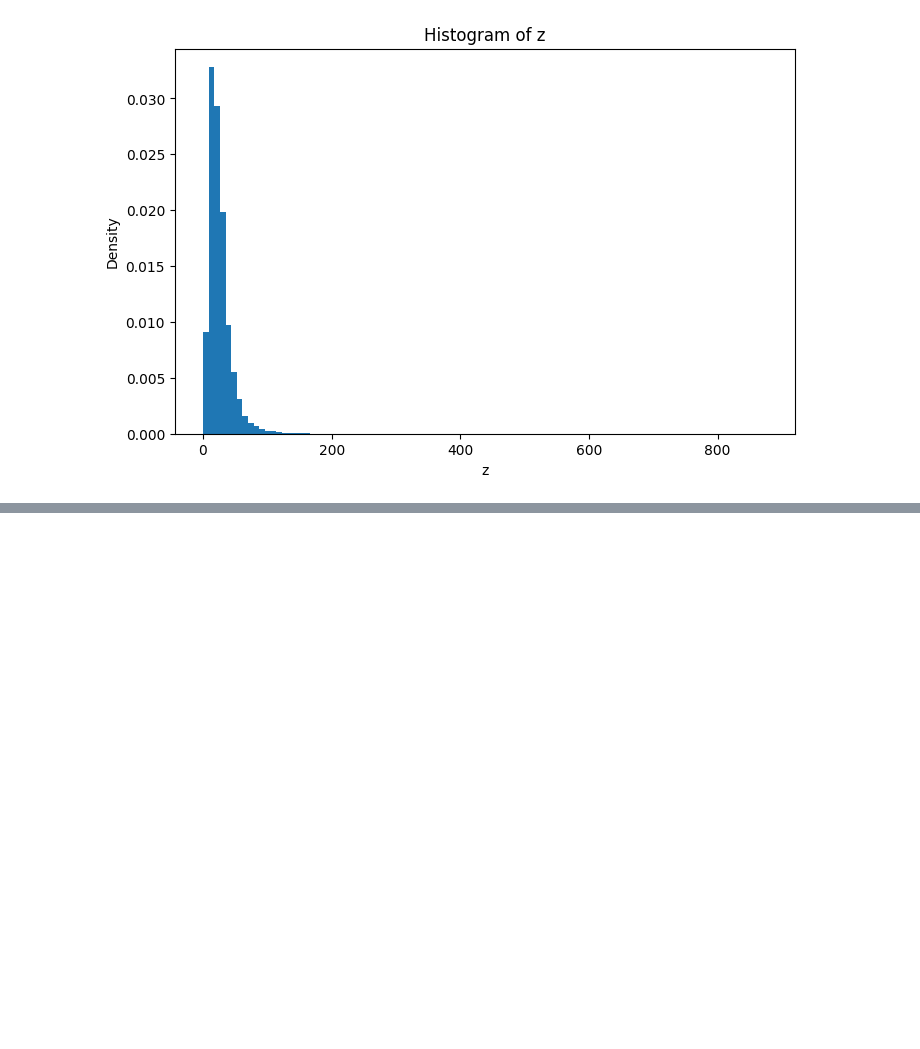
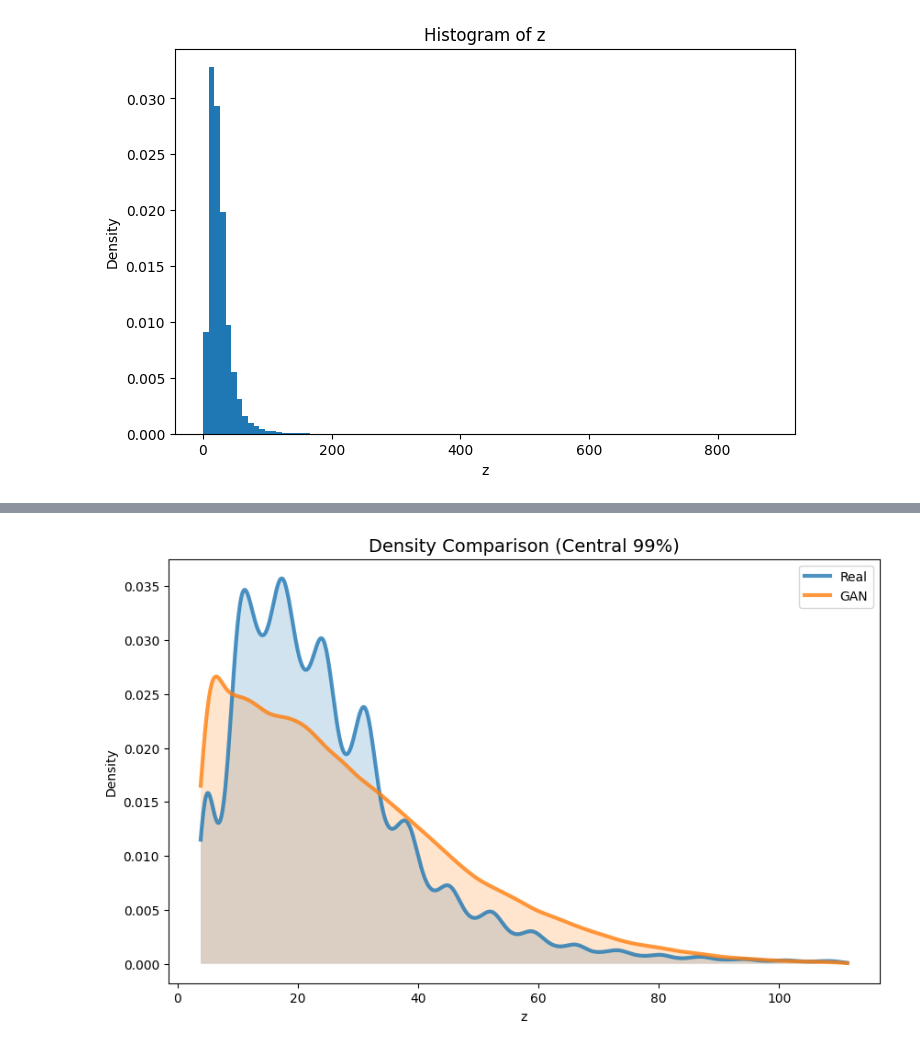
Before and after one commit to Siddharth-Jaswal/PDF-GAN, a Jupyter notebook: pdf_gan.ipynb, the cells around one changed output, grey strips where cells are left out. Cells and saved outputs as stored; diff of their text form; code cells hidden in the pictures; blank space fills up the shorter version.

Commit message:
training and plotting done

```diff
--- a/pdf_gan.ipynb
+++ b/pdf_gan.ipynb
@@ -60,7 +60,12 @@ cpu
 # %%
 z_tensor = torch.tensor(z, dtype=torch.float32).view(-1, 1)
 dataset = TensorDataset(z_tensor)
-loader = DataLoader(dataset, batch_size=256, shuffle=True)
+loader = DataLoader(
+    dataset,
+    batch_size=16384,
+    shuffle=True,
+    pin_memory=True
+)
 # %%
 class Generator(nn.Module):
     def __init__(self):
@@ -96,5 +103,5 @@ D = Discriminator().to(device)
 # %%
 criterion = nn.BCELoss()
 
-opt_G = torch.optim.Adam(G.parameters(), lr=1e-4)
-opt_D = torch.optim.Adam(D.parameters(), lr=1e-4)
+opt_G = torch.optim.Adam(G.parameters(), lr=5e-5)
+opt_D = torch.optim.Adam(D.parameters(), lr=5e-5)
@@ -100,0 +169,41 @@ opt_D = torch.optim.Adam(D.parameters(), lr=1e-4)
+# %%
+G.eval()
+
+with torch.no_grad():
+    noise = torch.randn(200000, 1).to(device)
+    fake_samples = G(noise).cpu().numpy().flatten()
+
+real_samples = z.copy()
+# %%
+from scipy.stats import gaussian_kde
+
+real = real_samples
+fake = fake_samples
+
+# Focus on central mass (99% percentile)
+low = np.percentile(real, 0.5)
+high = np.percentile(real, 99.5)
+
+real_clip = real[(real >= low) & (real <= high)]
+fake_clip = fake[(fake >= low) & (fake <= high)]
+
+kde_real = gaussian_kde(real_clip)
+kde_fake = gaussian_kde(fake_clip)
+
+x_range = np.linspace(low, high, 1000)
+
+plt.figure(figsize=(10,6))
+
+plt.plot(x_range, kde_real(x_range), linewidth=3, label="Real", alpha=0.8)
+plt.plot(x_range, kde_fake(x_range), linewidth=3, label="GAN", alpha=0.8)
+
+plt.fill_between(x_range, kde_real(x_range), alpha=0.2)
+plt.fill_between(x_range, kde_fake(x_range), alpha=0.2)
+
+plt.title("Density Comparison (Central 99%)", fontsize=14)
+plt.xlabel("z")
+plt.ylabel("Density")
+plt.legend()
+plt.show()
+# %% [output]
+[figure, added]
```
Also changed, not shown: parts of 7 cells of this notebook.
